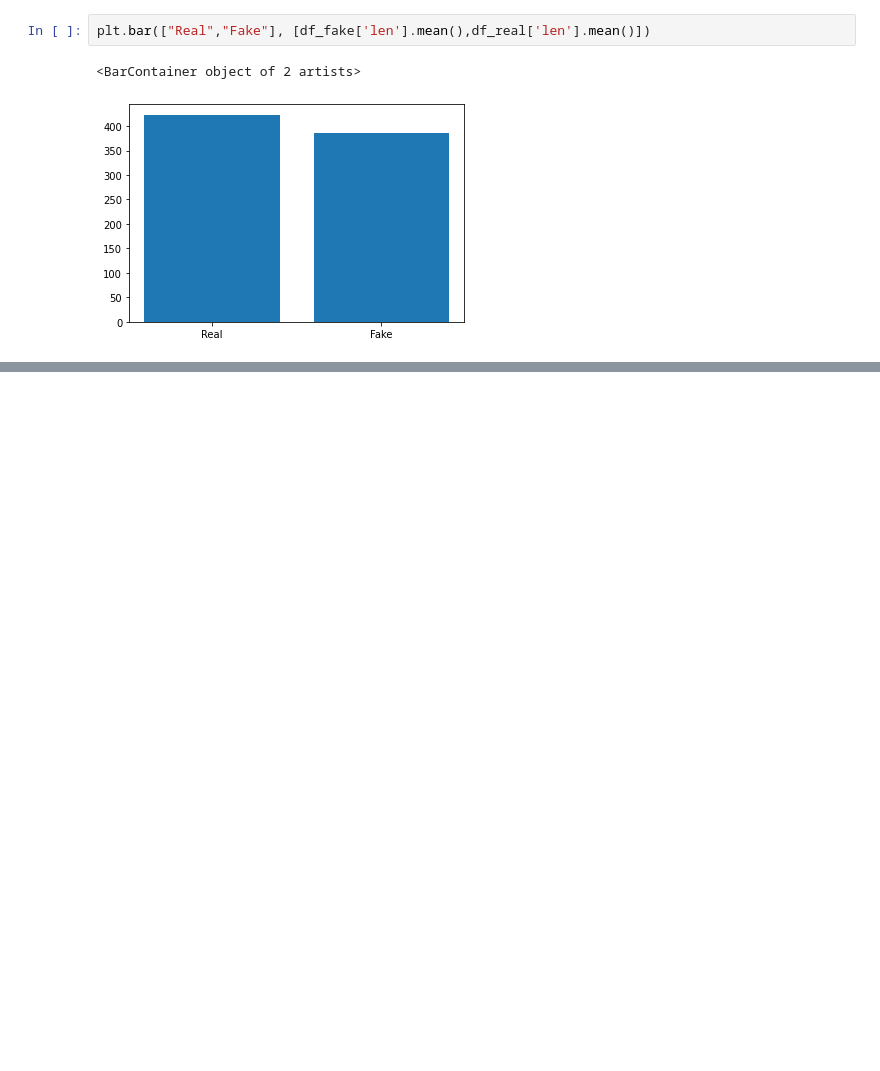
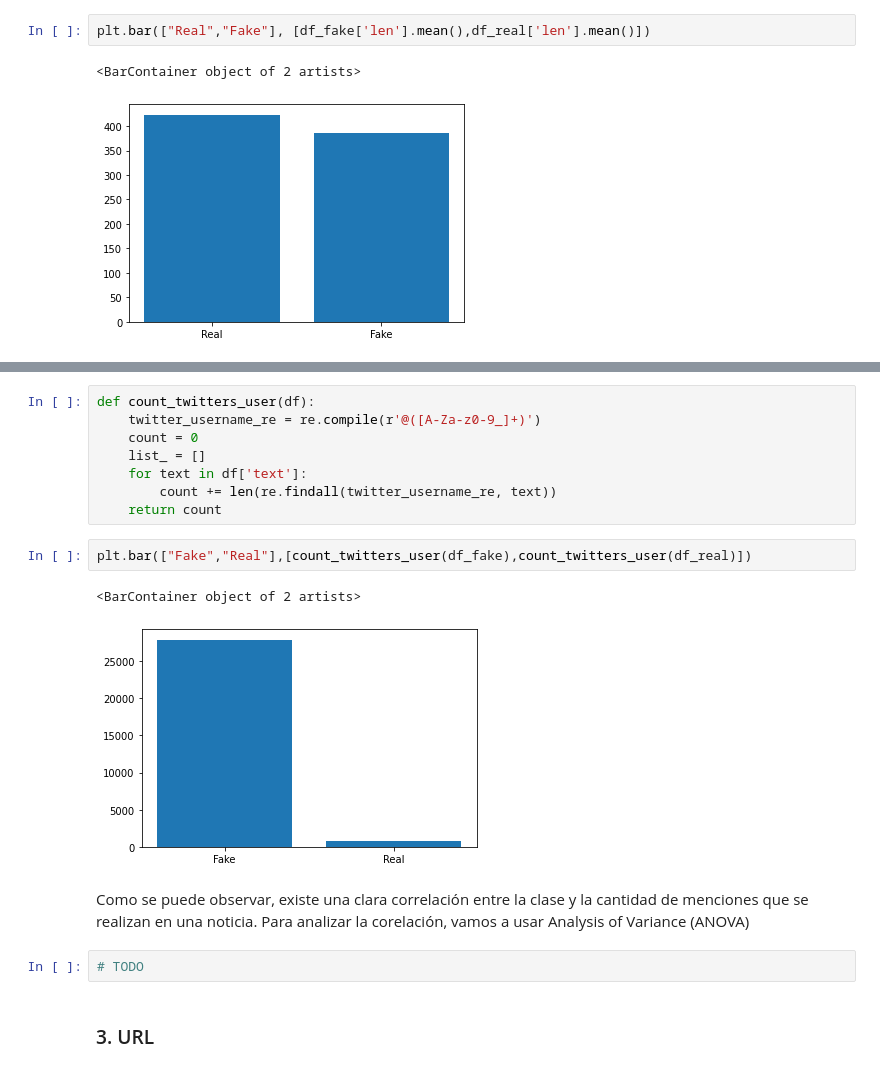
Before and after one commit to Kerman-Sanjuan/Fake-News-Detection, a Jupyter notebook: Fake news detection.ipynb, the cells around one changed output, grey strips where cells are left out. Drawn from its saved outputs; the diff is of its cells as text; blank space fills up the shorter version.

```diff
--- a/Fake news detection.ipynb
+++ b/Fake news detection.ipynb
@@ -99,0 +104,19 @@ plt.bar(["Real","Fake"], [df_fake['len'].mean(),df_real['len'].mean()])
+# %%
+def count_twitters_user(df):
+    twitter_username_re = re.compile(r'@([A-Za-z0-9_]+)')
+    count = 0
+    list_ = []
+    for text in df['text']:
+        count += len(re.findall(twitter_username_re, text))
+    return count
+# %%
+plt.bar(["Fake","Real"],[count_twitters_user(df_fake),count_twitters_user(df_real)])
+# %% [output]
+<BarContainer object of 2 artists>
+[figure, added]
+# %% [markdown]
+Como se puede observar, existe una clara correlación entre la clase y la cantidad de menciones que se realizan en una noticia. Para analizar la corelación, vamos a usar Analysis of Variance (ANOVA)
+# %%
+# TODO
+# %% [markdown]
+### 3. URL
```
Also changed, not shown: parts of 5 cells of this notebook.
